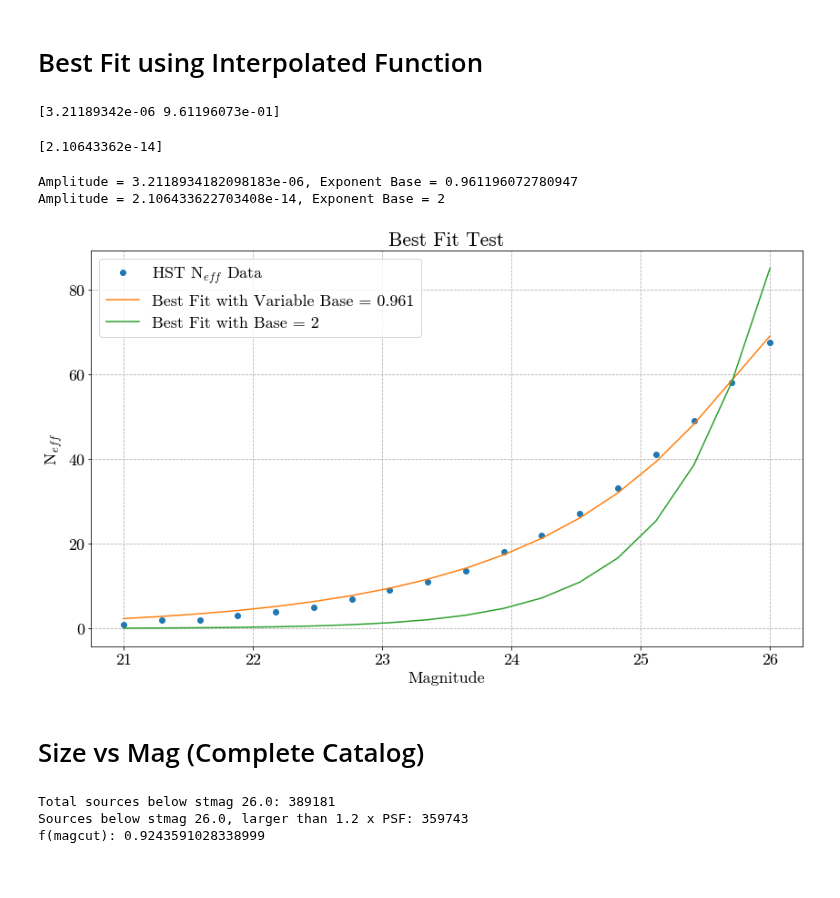
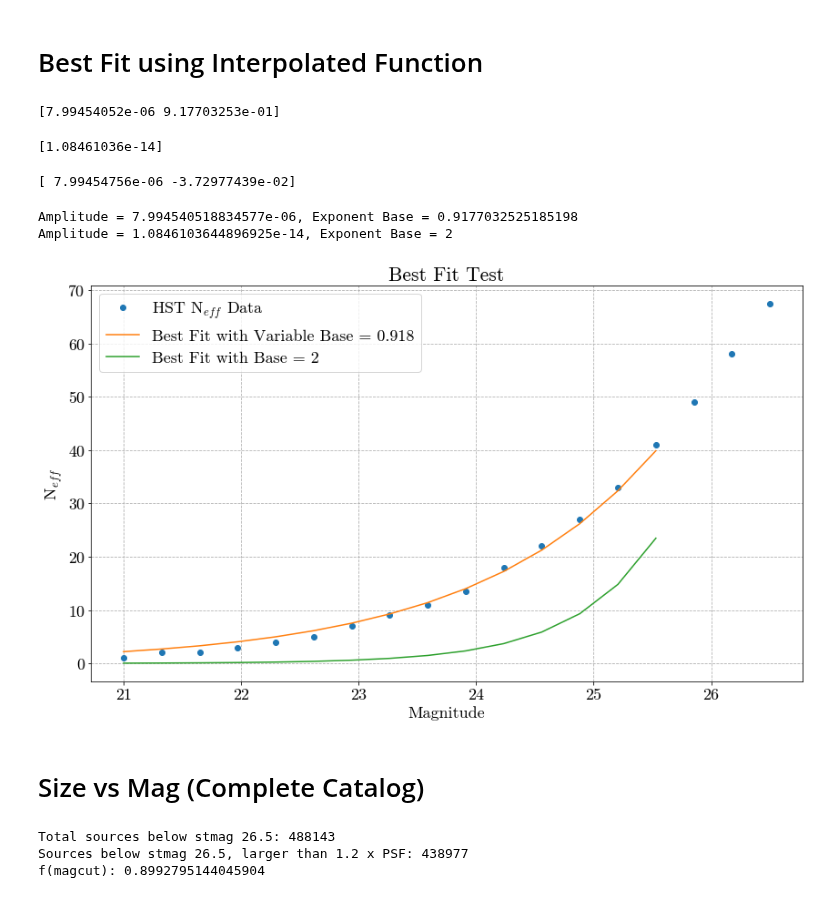
Before and after one commit to veome22/superbit_neff, a Jupyter notebook: neff_extrapolation_test.ipynb, the cells around one changed output. Cells and saved outputs as stored; diff of their text form; code cells hidden in the pictures.

```diff
--- a/neff_extrapolation_test.ipynb
+++ b/neff_extrapolation_test.ipynb
@@ -16,7 +16,7 @@ mpl.rcParams['axes.unicode_minus'] = False
 DIRECTORY = '/mnt/44868D0F868D02A2/Users/veome/Google Drive/Academics/Senior Thesis/Code/Catalog/'
 # %%
 # cosmos = np.genfromtxt(DIRECTORY+'acs_cosmos1361.gcat_ascii', usecols=range(0,10), invalid_raise=False)
-cosmos = np.genfromtxt('superbit_cosmos1361_shape_mag26.gcat_ascii', usecols=range(0,13), invalid_raise=False)
+cosmos = np.genfromtxt('superbit_cosmos1361_shape_abmag26.5.gcat_ascii', usecols=range(0,13), invalid_raise=False)
 # cosmos = np.genfromtxt('superbit19_cosmos1361_lum_mag26.gcat_ascii', usecols=range(0,13), invalid_raise=False)
 
 print("Original Catalog Size: %i"%cosmos.shape[0])
@@ -55,7 +55,7 @@ SuperBIT PSF: 0.362"
 SuperBIT F814W PSF: 0.426"
 # %%
 MAG_MIN = 21.0
-MAG_MAX = 26.0
+MAG_MAX = 26.5
 # %% [markdown]
 # Extrapolation Theory
 # %% [markdown]
@@ -277,7 +276,7 @@ data = [1.0, 2.0, 2.0, 3.0, 4.0, 5.0, 7.0, 9.0, 11.0, 13.5, 18.0, 22.0, 27.0, 33
 best_vals, covar = get_n_fit(x, data, f_test)
 print(best_vals)
 # %% [output]
-[3.21189342e-06 9.61196073e-01]
+[7.99454052e-06 9.17703253e-01]
 # %%
 # Best Fit with Base set to 2
 def extrapolation(x, amp):
@@ -287,34 +286,48 @@ init_vals = [1]
 best_val_2, covar = curve_fit(extrapolation, x, data, p0=init_vals)
 print(best_val_2)
 # %% [output]
-[2.10643362e-14]
+[1.08461036e-14]
+# %%
+# Best Fit with Base set to 10
+def new_extrapolation(x, amp, b):
+    return amp * 10**(b*x) * f_test(x)
+
+init_vals = [1, 0.4]
+best_val_3, covar = curve_fit(new_extrapolation, x, data, p0=init_vals)
+print(best_val_3)
+# %% [output]
+[ 7.99454756e-06 -3.72977439e-02]
 # %%
 plt.figure(figsize=(14,8))
 
 # Data
 plt.plot(x, data, 'o', label='HST N$_{eff}$ Data')
 
+lim = 3
+
 # Best Fit
-plt.plot(x, n_extrapolation(x, *best_vals, f_test), label='Best Fit with Variable Base = {:.3f}'.format(best_vals[1]))
-plt.plot(x, extrapolation(x, *best_val_2), label='Best Fit with Base = 2')
+plt.plot(x[:len(x)-lim], n_extrapolation(x[:len(x)-lim], *best_vals, f_test), label='Best Fit with Variable Base = {:.3f}'.format(best_vals[1]))
+plt.plot(x[:len(x)-lim], extrapolation(x[:len(x)-lim], *best_val_2), label='Best Fit with Base = 2')
+# plt.plot(x[:len(x)-lim], new_extrapolation(x[:len(x)-lim], *best_val_3), label='Best Fit with Base = 10')
 
 plt.legend()
 plt.grid(linestyle='--')
 plt.title('Best Fit Test')
 plt.xlabel('Magnitude')
 plt.ylabel('N$_{eff}$')
 
 # plt.savefig(DIRECTORY+'/Plots/a_fit_test.png')
 print("Amplitude = {}, Exponent Base = {}".format(*best_vals))
 print("Amplitude = {}, Exponent Base = 2".format(*best_val_2))
+# print("Amplitude = {}, Exponent Base = 10^{}".format(*best_val_3))
 # %% [output]
-Amplitude = 3.2118934182098183e-06, Exponent Base = 0.961196072780947
-Amplitude = 2.106433622703408e-14, Exponent Base = 2
+Amplitude = 7.994540518834577e-06, Exponent Base = 0.9177032525185198
+Amplitude = 1.0846103644896925e-14, Exponent Base = 2
-[figure, old version]
+[figure, new version]
 # %% [markdown]
 # Size vs Mag (Complete Catalog)
 # %%
-magcut = 26.0
+magcut = 26.5
 cat = cosmos[cosmos[:,5]<=magcut]
 n_total = cat.shape[0]
 n_eff = cat[cat[:,9]>1.2*SUPERBIT_PSF*ARCSEC_TO_PIX].shape[0]
@@ -322,9 +335,9 @@ print("Total sources below stmag {}: {}".format(magcut, n_total))
 print("Sources below stmag {}, larger than 1.2 x PSF: {}".format(magcut, n_eff))
 print("f(magcut): {}".format(n_eff/n_total))
 # %% [output]
-Total sources below stmag 26.0: 389181
-Sources below stmag 26.0, larger than 1.2 x PSF: 359743
-f(magcut): 0.9243591028338999
+Total sources below stmag 26.5: 488143
+Sources below stmag 26.5, larger than 1.2 x PSF: 438977
+f(magcut): 0.8992795144045904
 # %%
 plt.figure(figsize=(14,8))
 
```
Also changed, not shown: parts of 9 cells of this notebook.
